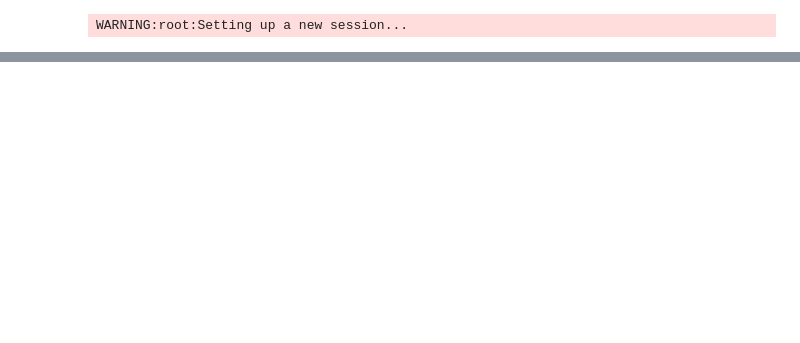
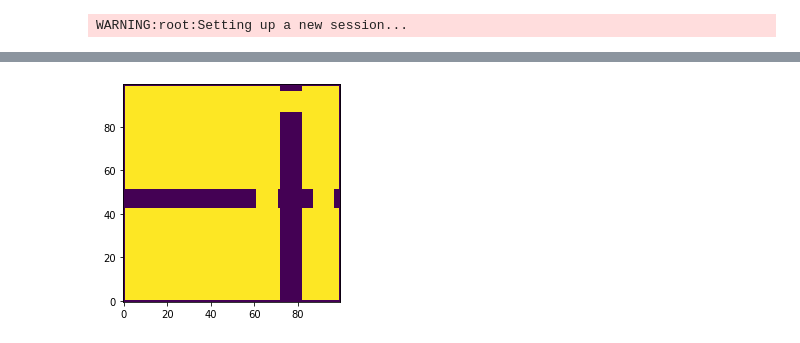
Before and after one commit to KarlRong/VAE-Motion-Planning, a Jupyter notebook: attentionVae.ipynb, the cells around one changed output, grey strips where cells are left out. Drawn from its saved outputs; the diff is of its cells as text; code cells hidden in the pictures; blank space fills up the shorter version.

```diff
--- a/attentionVae.ipynb
+++ b/attentionVae.ipynb
@@ -326,0 +357,5 @@ plotSpeed(y_viz, con)
+# %%
+plotOcc(occ)
+# plotOcc(a)
+# %% [output]
+[figure, added]
```
Also changed, not shown: parts of 9 cells of this notebook, 6 other files.
